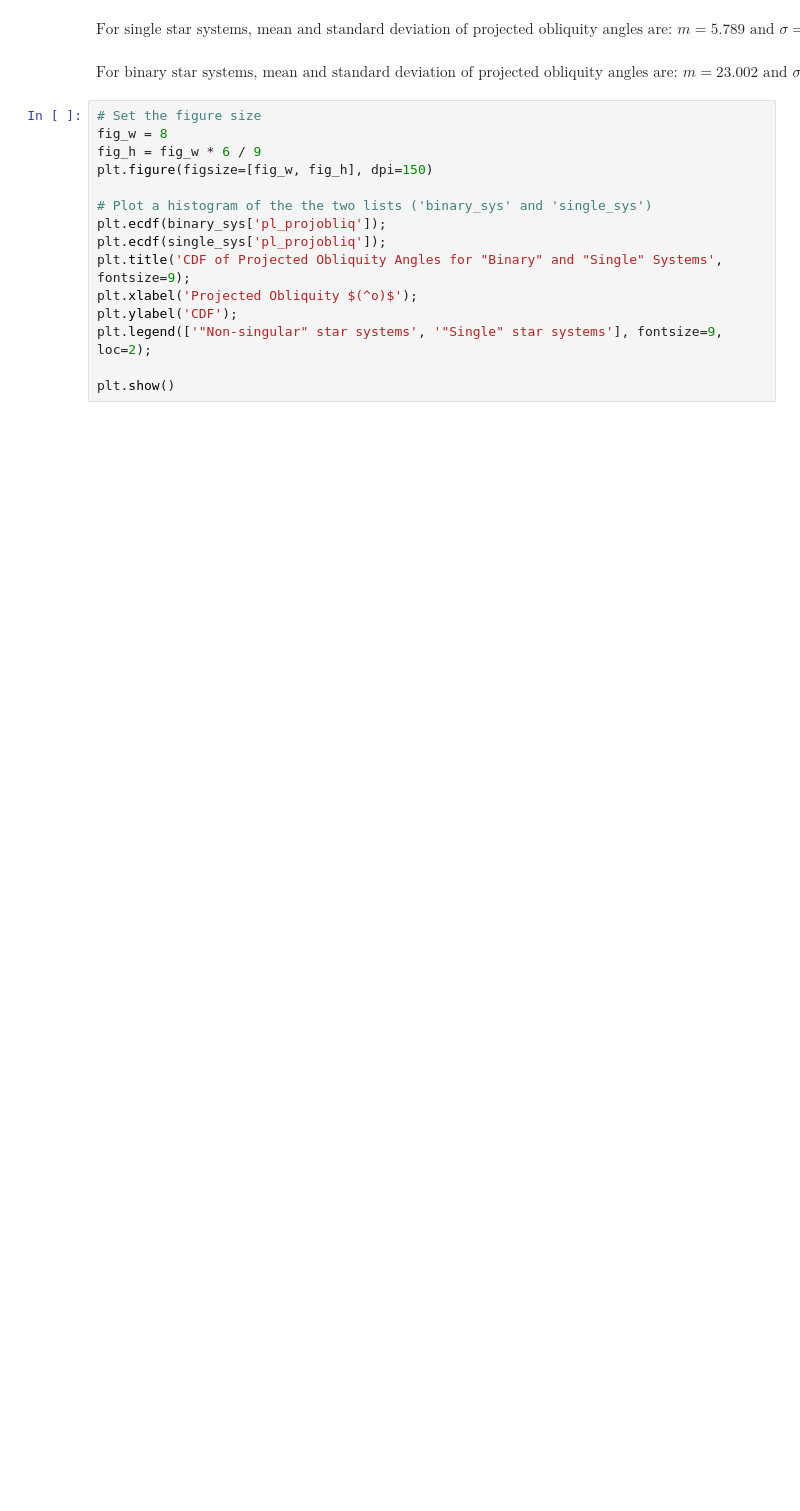
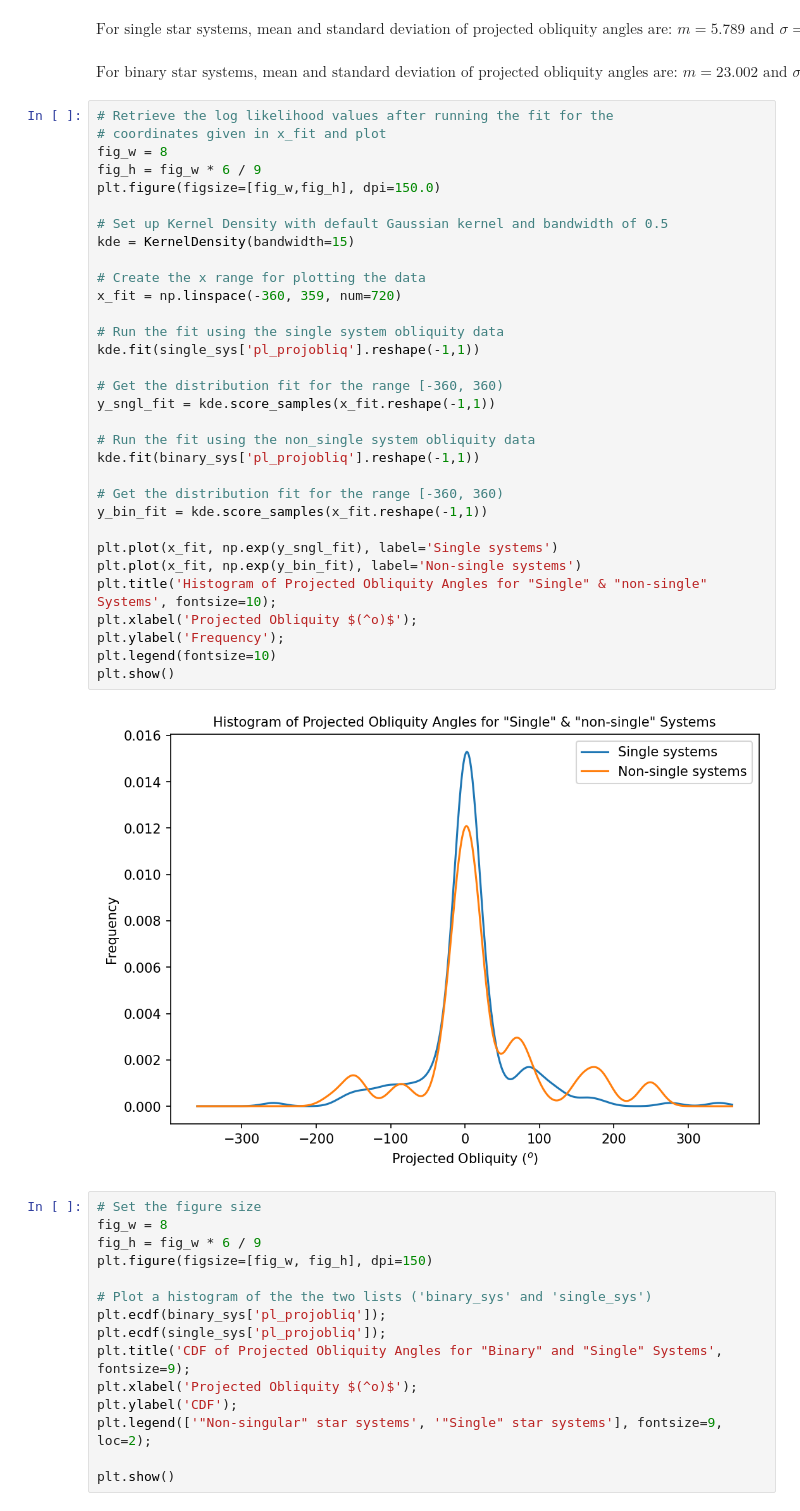
Before and after one commit to baryan/ASTR154-ProjectedObliquity, a Jupyter notebook: src/hypothesis_testing.ipynb, the cells around one changed output. Drawn from its saved outputs; the diff is of its cells as text; blank space fills up the shorter version.

```diff
--- a/src/hypothesis_testing.ipynb
+++ b/src/hypothesis_testing.ipynb
@@ -122,6 +165,40 @@ display(Math(prmpt + r'm = ' + avg_txt + r'\text{ and }\sigma = ' + std_txt));
 [figure]
 $\displaystyle \text{For single star systems, mean and standard deviation of projected obliquity angles are: }m = 5.789\text{ and }\sigma = 64.680$
 $\displaystyle \text{For binary star systems, mean and standard deviation of projected obliquity angles are: }m = 23.002\text{ and }\sigma = 85.992$
+# %%
+# Retrieve the log likelihood values after running the fit for the
+# coordinates given in x_fit and plot
+fig_w = 8
+fig_h = fig_w * 6 / 9
+plt.figure(figsize=[fig_w,fig_h], dpi=150.0)
+
+# Set up Kernel Density with default Gaussian kernel and bandwidth of 0.5
+kde = KernelDensity(bandwidth=15)
+
+# Create the x range for plotting the data
+x_fit = np.linspace(-360, 359, num=720)
+
+# Run the fit using the single system obliquity data
+kde.fit(single_sys['pl_projobliq'].reshape(-1,1))
+
+# Get the distribution fit for the range [-360, 360)
+y_sngl_fit = kde.score_samples(x_fit.reshape(-1,1))
+
+# Run the fit using the non_single system obliquity data
+kde.fit(binary_sys['pl_projobliq'].reshape(-1,1))
+
+# Get the distribution fit for the range [-360, 360)
+y_bin_fit = kde.score_samples(x_fit.reshape(-1,1))
+
+plt.plot(x_fit, np.exp(y_sngl_fit), label='Single systems')
+plt.plot(x_fit, np.exp(y_bin_fit), label='Non-single systems')
+plt.title('Histogram of Projected Obliquity Angles for "Single" & "non-single" Systems', fontsize=10);
+plt.xlabel('Projected Obliquity $(^o)$');
+plt.ylabel('Frequency');
+plt.legend(fontsize=10)
+plt.show()
+# %% [output]
+[figure, added]
 # %%
 # Set the figure size
 fig_w = 8
```
Also changed, not shown: parts of 22 cells of this notebook, 2 other files.
